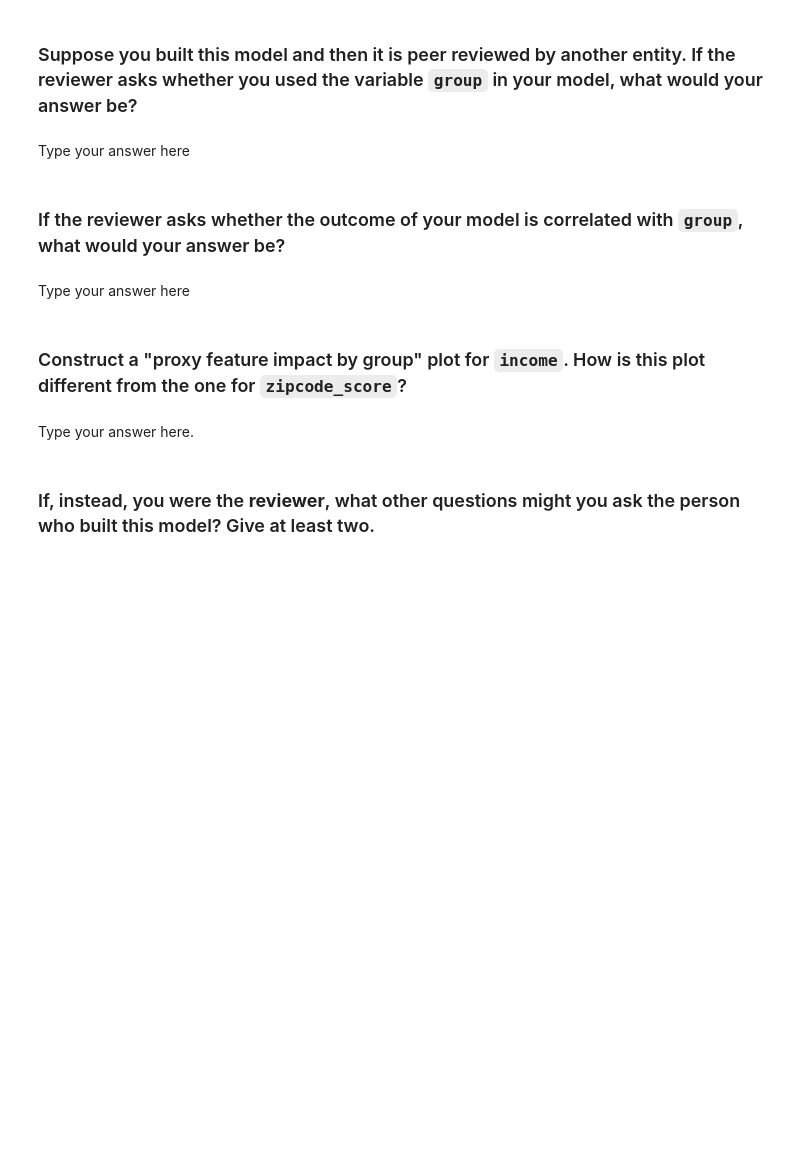
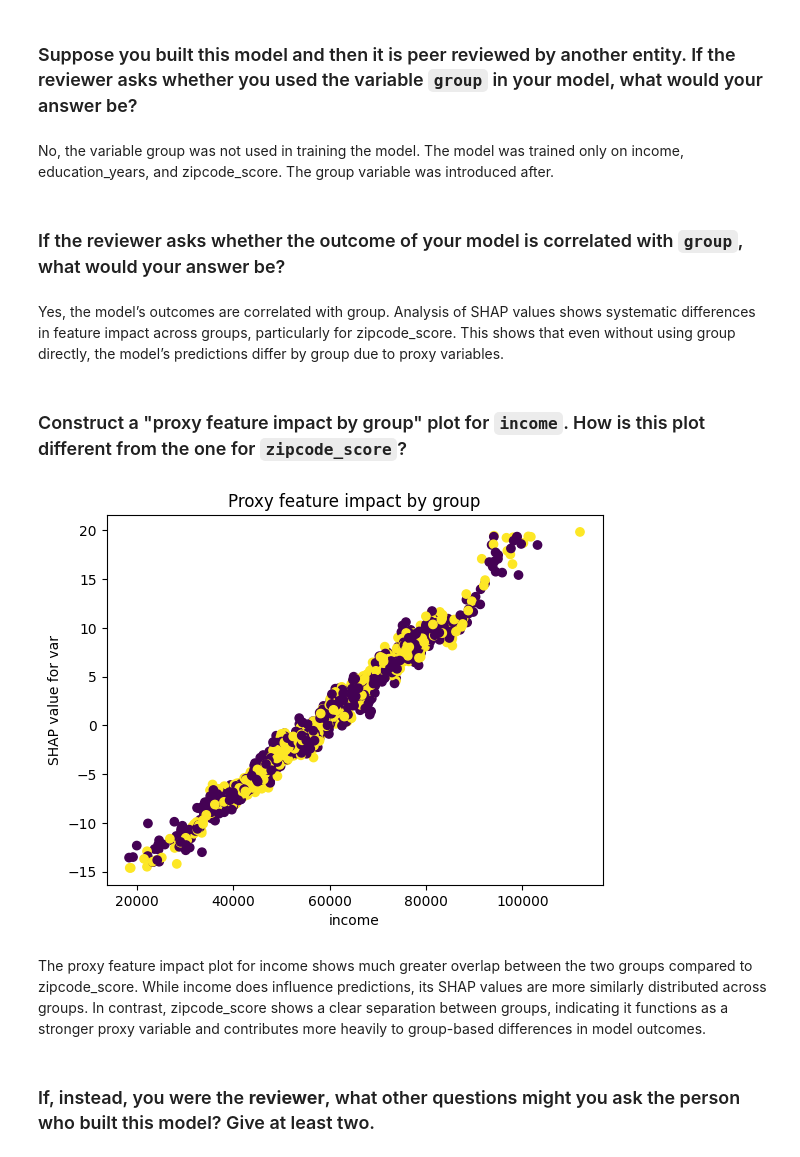
Before and after one commit to william-kiernan/code_3000, a Jupyter notebook: mod04_bias.ipynb, the cells around one changed output. Saved outputs shown, nothing was run; the diff lists cells and outputs as text; code cells hidden in the pictures; blank space fills up the shorter version.

Commit message:
Add Mod04 discussion answers

```diff
--- a/mod04_bias.ipynb
+++ b/mod04_bias.ipynb
@@ -82,17 +93,19 @@ Type your answer here
 # %% [markdown]
 ### Suppose you built this model and then it is peer reviewed by another entity. If the reviewer asks whether you used the variable `group` in your model, what would your answer be?
 # %% [markdown]
-Type your answer here
+No, the variable group was not used in training the model. The model was trained only on income, education_years, and zipcode_score. The group variable was introduced after.
 # %% [markdown]
 ### If the reviewer asks whether the outcome of your model is correlated with `group`, what would your answer be?
 # %% [markdown]
-Type your answer here
+Yes, the model’s outcomes are correlated with group. Analysis of SHAP values shows systematic differences in feature impact across groups, particularly for zipcode_score. This shows that even without using group directly, the model’s predictions differ by group due to proxy variables.
 # %% [markdown]
 ### Construct a "proxy feature impact by group" plot for `income`. How is this plot different from the one for `zipcode_score`?
 # %%
-Type your code here.
+plot_shap("income")
+# %% [output]
+[figure, added]
 # %% [markdown]
-Type your answer here.
+The proxy feature impact plot for income shows much greater overlap between the two groups compared to zipcode_score. While income does influence predictions, its SHAP values are more similarly distributed across groups. In contrast, zipcode_score shows a clear separation between groups, indicating it functions as a stronger proxy variable and contributes more heavily to group-based differences in model outcomes.
 # %% [markdown]
 ### If, instead, you were the **reviewer**, what other questions might you ask the person who built this model? Give at least two.
 # %% [markdown]
```
Also changed, not shown: parts of 6 cells of this notebook.
